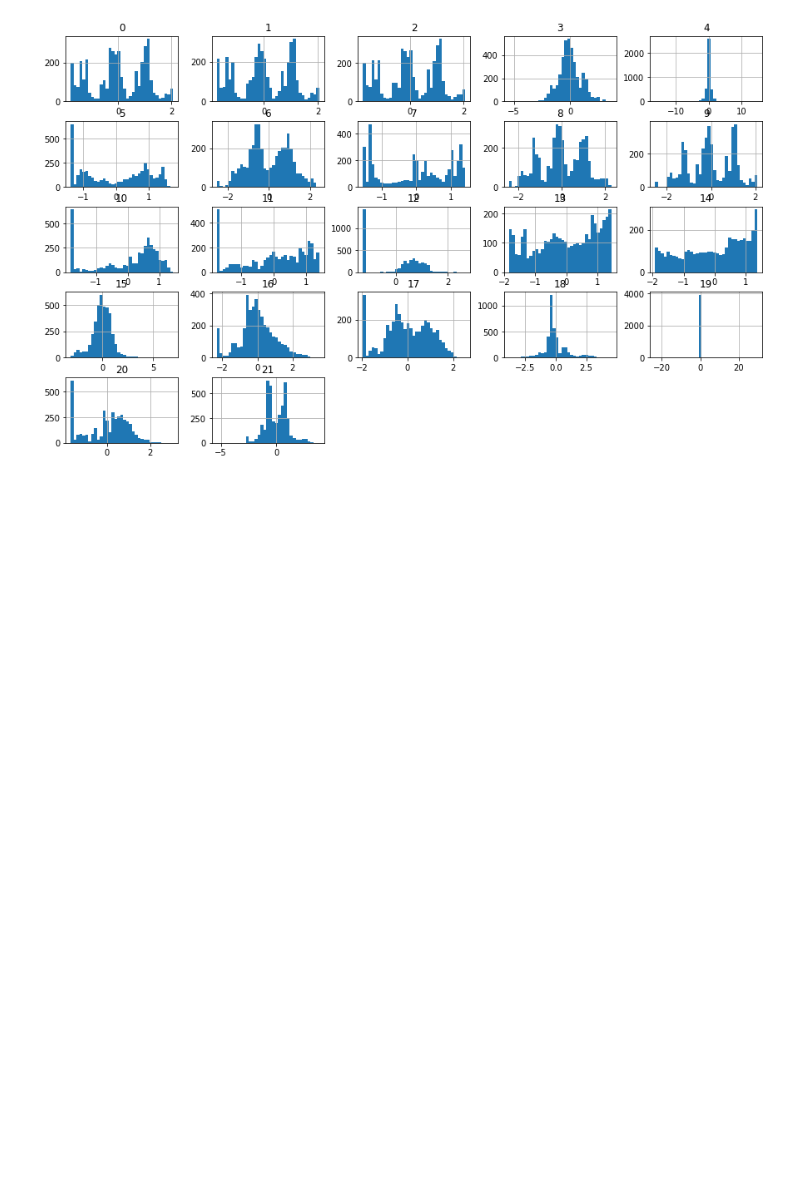
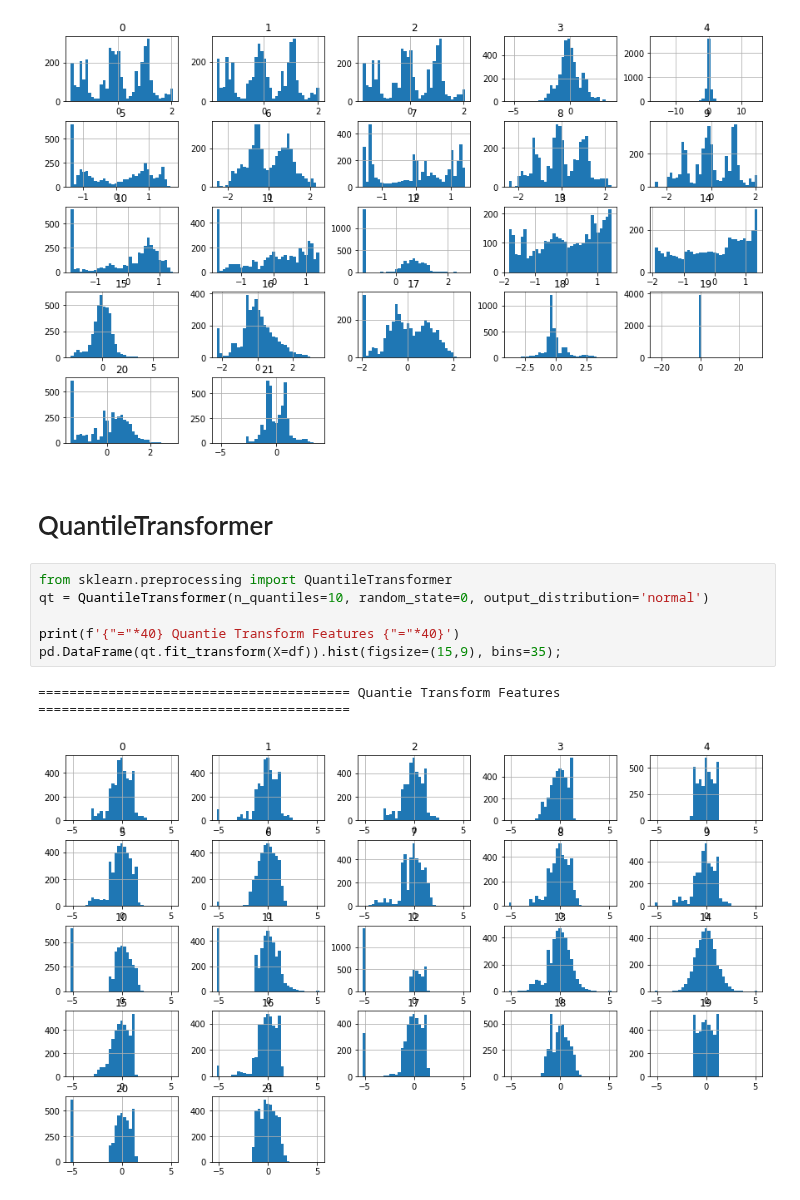
Before and after one commit to serg-razum-off/DFP-Numeric-2, a Jupyter notebook: train/btc_eda_skw_investigation.ipynb, the cells around one changed output. Cells and saved outputs as stored; diff of their text form; blank space fills up the shorter version.

```diff
--- a/train/btc_eda_skw_investigation.ipynb
+++ b/train/btc_eda_skw_investigation.ipynb
@@ -222,3 +223,14 @@ pd.DataFrame(power_transform(X=df)).hist(figsize=(15,9), bins=35);
 # %% [output]
 ======================================== Power Transformed Features ========================================
 [figure]
+# %% [markdown]
+# QuantileTransformer
+# %%
+from sklearn.preprocessing import QuantileTransformer
+qt = QuantileTransformer(n_quantiles=10, random_state=0, output_distribution='normal')
+
+print(f'{"="*40} Quantie Transform Features {"="*40}')
+pd.DataFrame(qt.fit_transform(X=df)).hist(figsize=(15,9), bins=35);
+# %% [output]
+======================================== Quantie Transform Features ========================================
+[figure, added]
```
Also changed, not shown: parts of 1 cell of this notebook, 3 other files.
